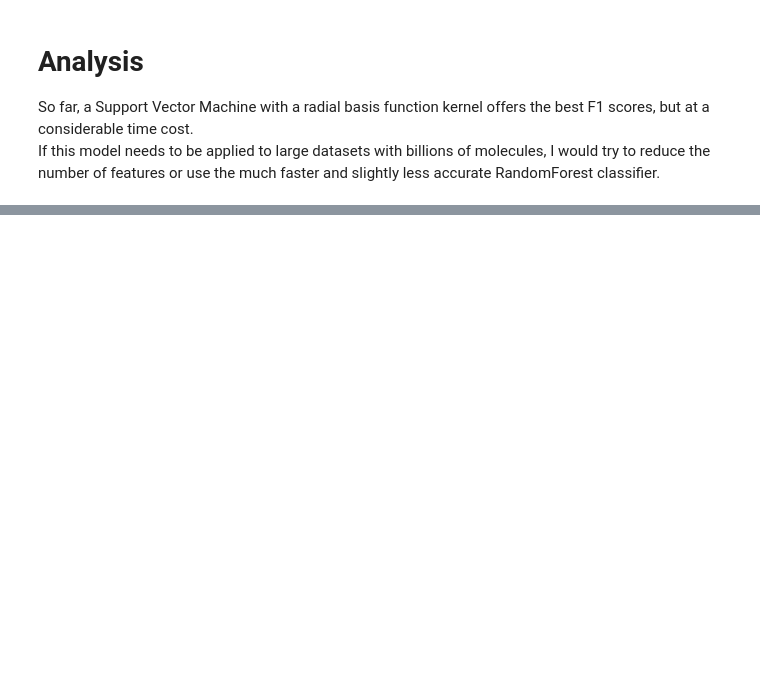
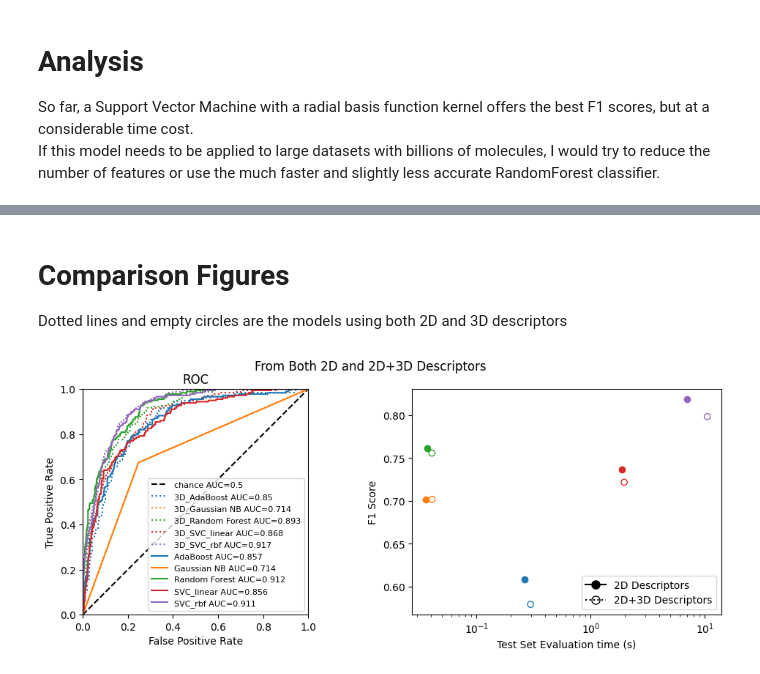
Before and after one commit to zetadin/EGFR_PIC50, a Jupyter notebook: Step3_TrainSimpleModels.ipynb, the cells around one changed output, grey strips where cells are left out. Saved outputs shown, nothing was run; the diff lists cells and outputs as text; code cells hidden in the pictures; blank space fills up the shorter version.

Commit message:
2D vs 2D+3D descriptors

```diff
--- a/Step3_TrainSimpleModels.ipynb
+++ b/Step3_TrainSimpleModels.ipynb
@@ -356,0 +449,72 @@ If this model needs to be applied to large datasets with billions of molecules,
+# %% [markdown]
+# Comparison Figures
+Dotted lines and empty circles are the models using both 2D and 3D descriptors
+# %%
+from matplotlib.lines import Line2D
+
+plt.figure(figsize=(12,4))
+
+# ROC
+plt.subplot(1,2,1)
+plt.axis("square")
+plt.plot([0, 1], [0, 1], "k--", label="chance AUC=0.5")
+# loop through all saved models
+c2D=0
+c3D=0
+for key in sorted(models.keys()):
+    if("3D_" in key):  # dotted lines for 3D
+        linestyle="dotted"
+        c=f"C{c3D}"
+        c3D+=1
+    else:
+        linestyle="solid"
+        c=f"C{c2D}"
+        c2D+=1
+    plt.plot(model_ROCs_FPR[key],
+             model_ROCs_TPR[key],
+             linestyle=linestyle,
+             color=c,
+             label=f"{key} AUC={model_AUCs[key]:.3}")
+
+plt.xlabel("False Positive Rate")
+plt.ylabel("True Positive Rate")
+plt.title("ROC")
+plt.xlim((0,1))
+plt.ylim((0,1))
+plt.legend(fontsize=8)
+
+# F1 vs execution time
+c2D=0
+c3D=0
+plt.subplot(1,2,2)
+for key in sorted(models.keys()):
+    if("3D_" in key): # empty circles for 3D
+        plt.scatter([model_run_time[key]], [model_F1s[key]],
+                    edgecolors=f"C{c3D}",
+                    facecolors='none', label=None)
+        c3D+=1
+    else:
+        plt.scatter([model_run_time[key]], [model_F1s[key]],
+                    edgecolors=f"C{c2D}",
+                    facecolors=f"C{c2D}",
+                    label=None)
+        c2D+=1
+plt.xlabel("Test Set Evaluation time (s)")
+plt.ylabel("F1 Score")
+plt.gca().set_xscale('log')
+
+# manual legend
+handles, labels = plt.gca().get_legend_handles_labels()
+m_solid = Line2D([0], [0], label='2D Descriptors', marker='o', markersize=8,
+         markeredgecolor='k', markerfacecolor='k', linestyle='-', color='k')
+m_dotted = Line2D([0], [0], label='2D+3D Descriptors', marker='o', markersize=8,
+         markeredgecolor='k', linestyle=':', markerfacecolor=(0, 0, 0, 0.0), color='k')
+# add manual symbols to auto legend
+handles.extend([m_solid, m_dotted])
+plt.legend(handles=handles, loc='lower right')
+
+
+plt.suptitle("From Both 2D and 2D+3D Descriptors")
+plt.show()
+# %% [output]
+[figure, added]
```
Also changed, not shown: parts of 12 cells of this notebook.
